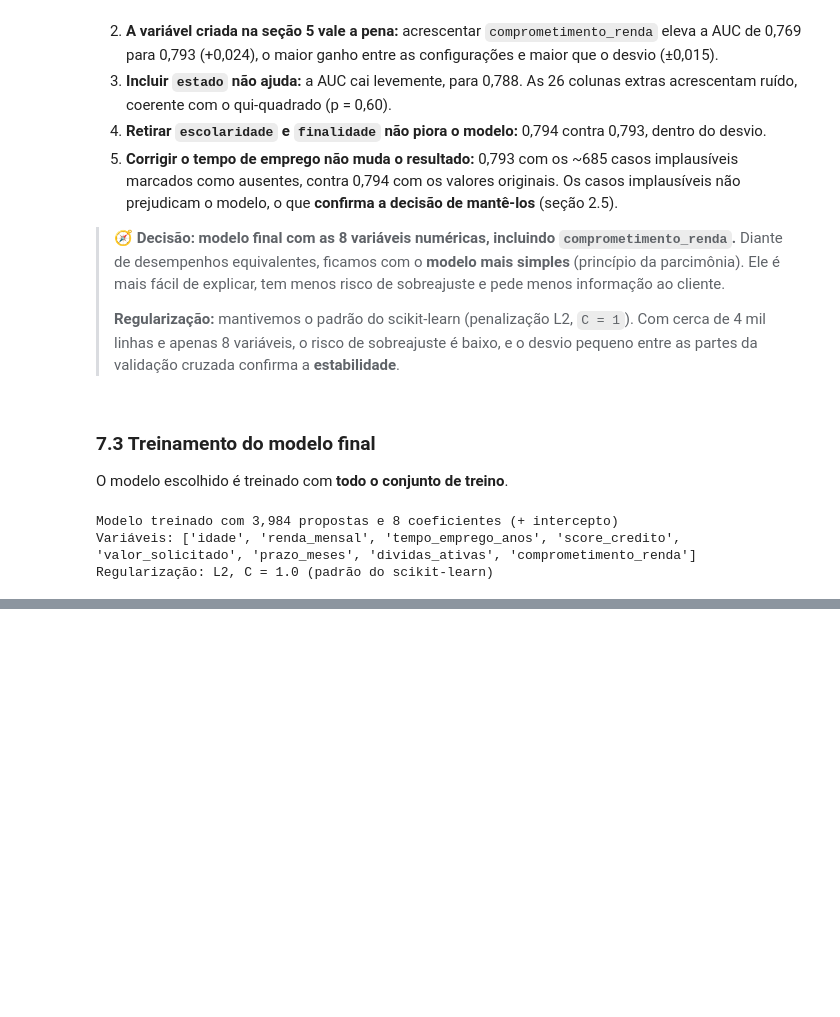
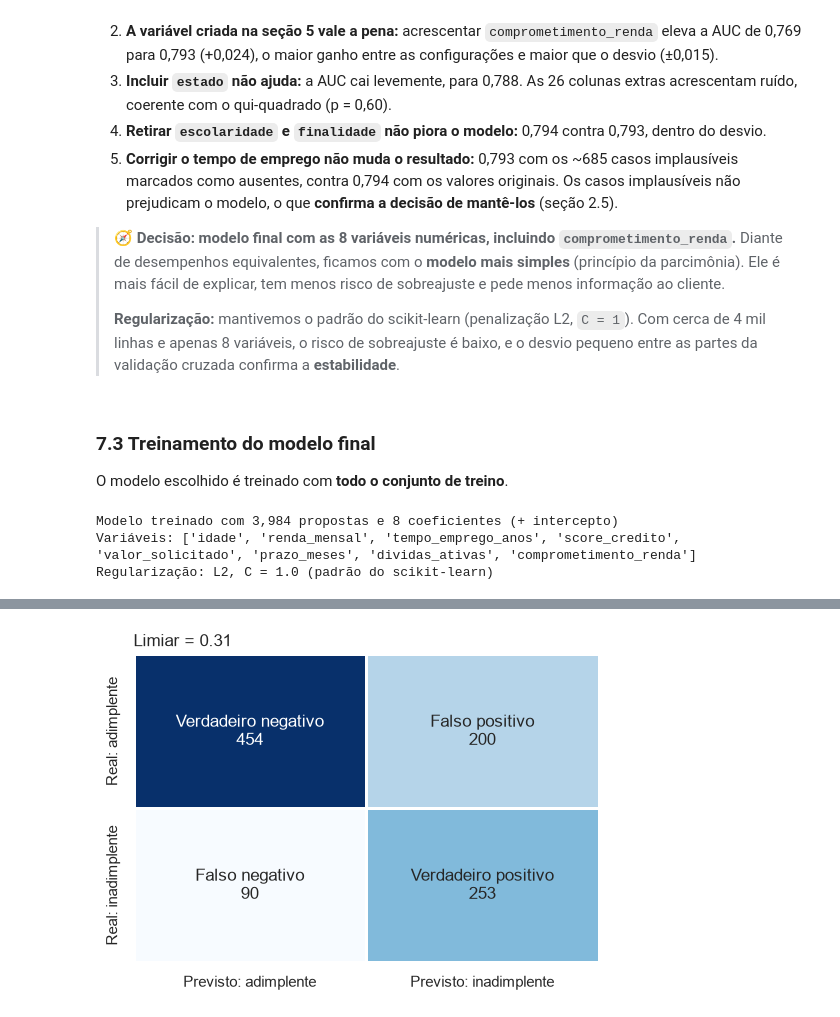
Before and after one commit to alexlourenc/CredAIR-v2, a Jupyter notebook: notebooks/analise_credito.ipynb, the cells around one changed output, grey strips where cells are left out. Saved outputs shown, nothing was run; the diff lists cells and outputs as text; code cells hidden in the pictures; blank space fills up the shorter version.

```diff
--- a/notebooks/analise_credito.ipynb
+++ b/notebooks/analise_credito.ipynb
@@ -904,0 +1069,18 @@ Regularização: L2, C = 1.0 (padrão do scikit-learn)
+# %%
+from sklearn.model_selection import cross_val_predict
+
+
+def escolher_limiar(modelo, X_treino, y_treino, cv=None, grade=None):
+    # Limiar que maximiza o F1 nas previsões fora da amostra do treino (o teste não é usado)
+    cv = cv if cv is not None else validacao_cruzada()
+    grade = grade if grade is not None else np.round(np.arange(0.15, 0.71, 0.01), 2)
+    p_oof = cross_val_predict(modelo, X_treino, y_treino, cv=cv, method="predict_proba")[:, 1]
+    f1s = [f1_score(y_treino, (p_oof >= t).astype(int)) for t in grade]
+    return float(grade[int(np.argmax(f1s))])
+
+
+LIMIAR_SUGERIDO = escolher_limiar(modelo_logistico(VARIAVEIS_FINAIS, []), X_treino[VARIAVEIS_FINAIS], y_treino, cv=cv)
+print(f"Limiar que maximiza o F1 na validação cruzada (treino): {LIMIAR_SUGERIDO:.2f}")
+
+pd.DataFrame({"limiar 0,5": metricas(y_teste, p_final, 0.5),
+              f"limiar {LIMIAR_SUGERIDO:.2f}": metricas(y_teste, p_final, LIMIAR_SUGERIDO)}).T.round(3)
@@ -904,0 +1092,7 @@ Regularização: L2, C = 1.0 (padrão do scikit-learn)
+# %%
+fig, ax = plt.subplots(figsize=(6, 4))
+plot_confusao(y_teste, p_final, LIMIAR_SUGERIDO, ax)
+salvar(fig, "10_matriz_confusao_sugerido")
+plt.show()
+# %% [output]
+[figure, added]
```
Also changed, not shown: parts of 22 cells of this notebook, 5 other files.
